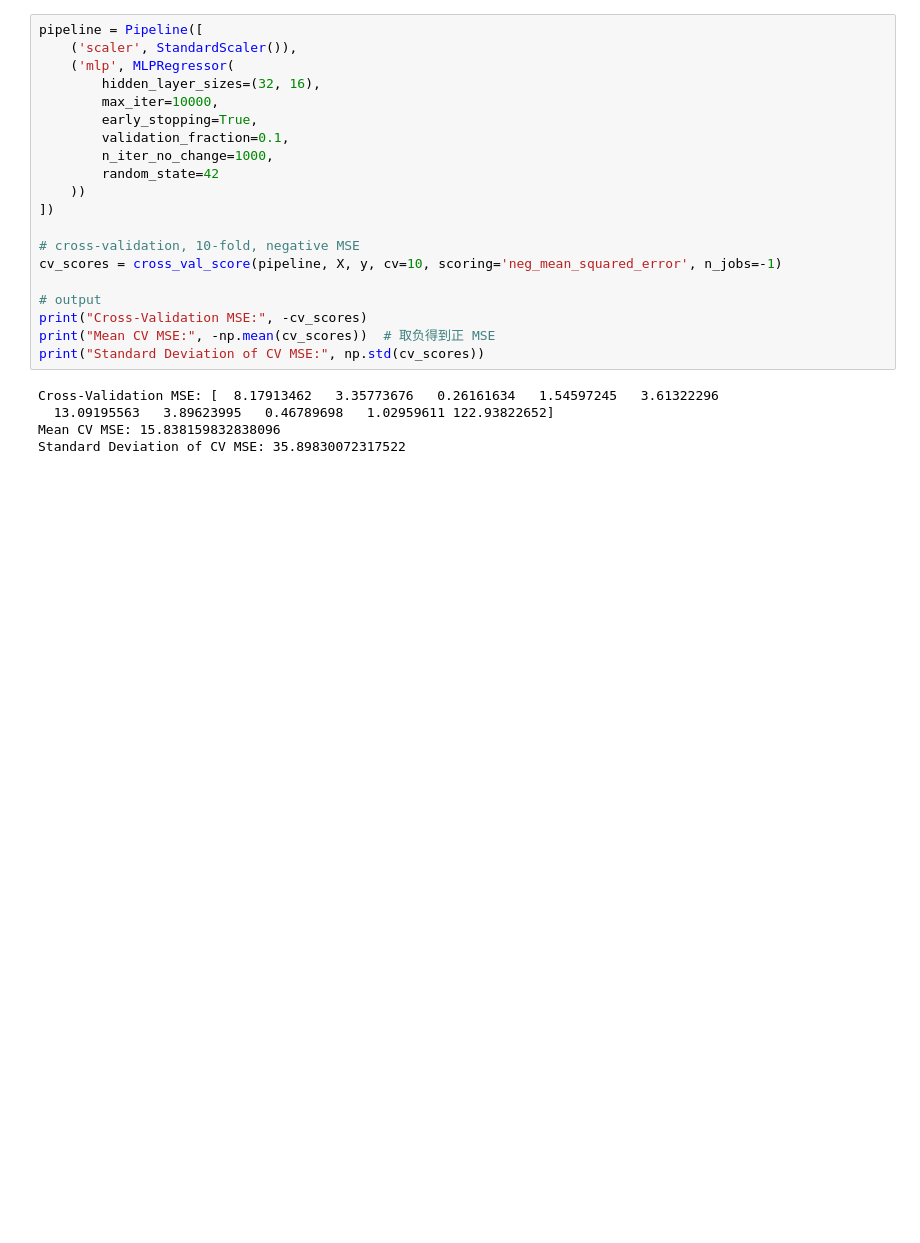
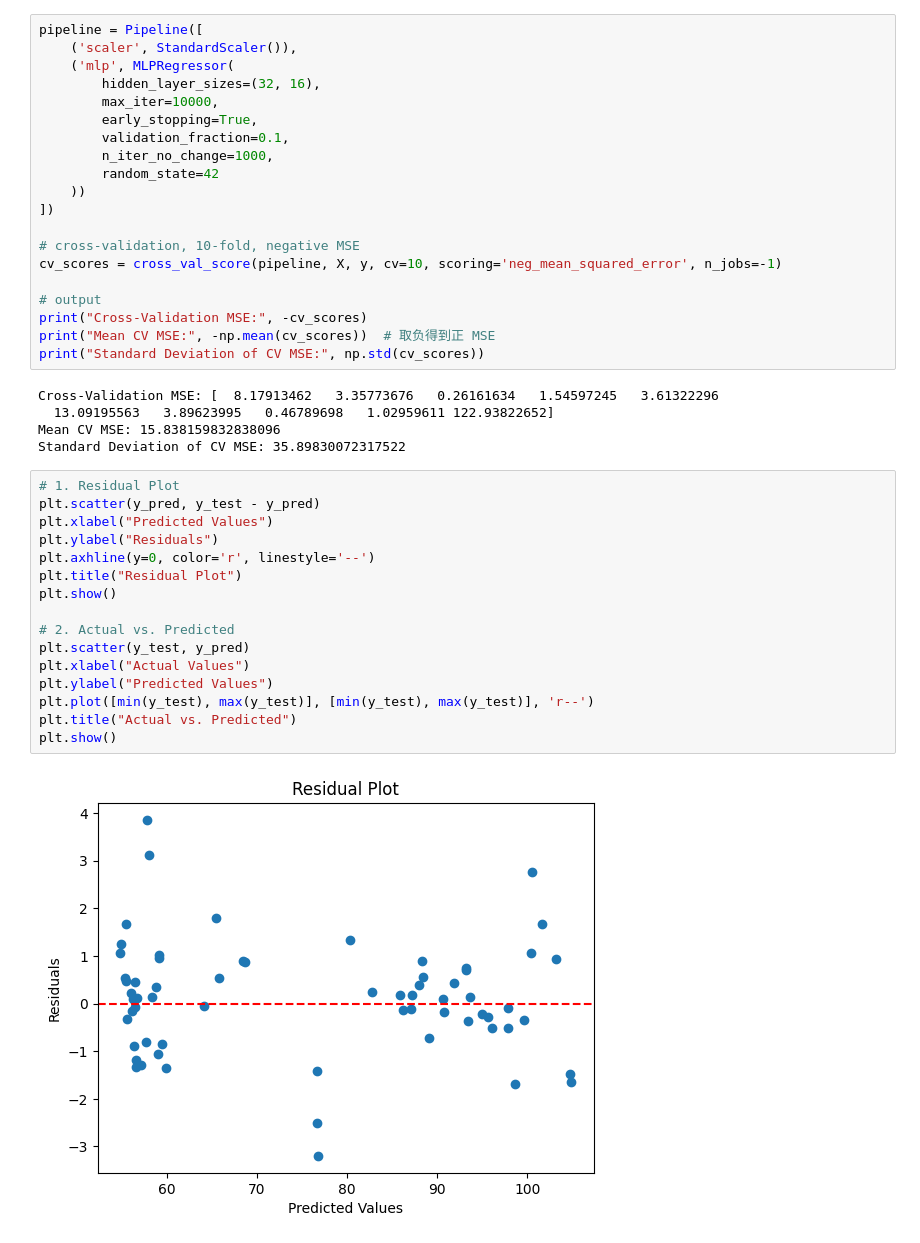
Before and after one commit to Winston8885/econproject, a Jupyter notebook: page.ipynb, the cells around one changed output. Saved outputs shown, nothing was run; the diff lists cells and outputs as text; blank space fills up the shorter version.

```diff
--- a/page.ipynb
+++ b/page.ipynb
@@ -309,3 +349,21 @@ Cross-Validation MSE: [  8.17913462   3.35773676   0.26161634   1.54597245   3.6
   13.09195563   3.89623995   0.46789698   1.02959611 122.93822652]
 Mean CV MSE: 15.838159832838096
 Standard Deviation of CV MSE: 35.89830072317522
+# %%
+# 1. Residual Plot
+plt.scatter(y_pred, y_test - y_pred)
+plt.xlabel("Predicted Values")
+plt.ylabel("Residuals")
+plt.axhline(y=0, color='r', linestyle='--')
+plt.title("Residual Plot")
+plt.show()
+
+# 2. Actual vs. Predicted
+plt.scatter(y_test, y_pred)
+plt.xlabel("Actual Values")
+plt.ylabel("Predicted Values")
+plt.plot([min(y_test), max(y_test)], [min(y_test), max(y_test)], 'r--')
+plt.title("Actual vs. Predicted")
+plt.show()
+# %% [output]
+[figure, added]
```
Also changed, not shown: parts of 4 cells of this notebook.
